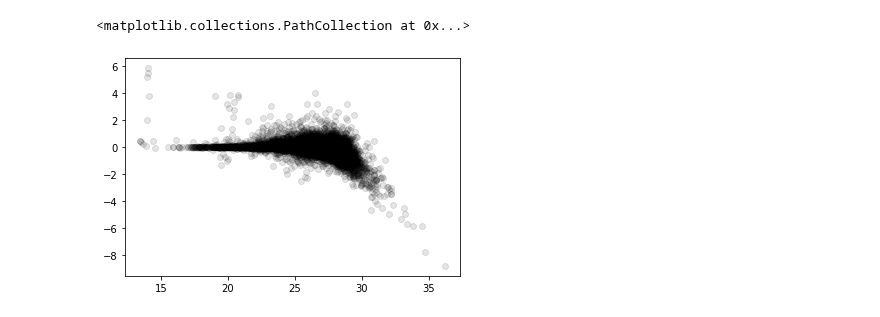
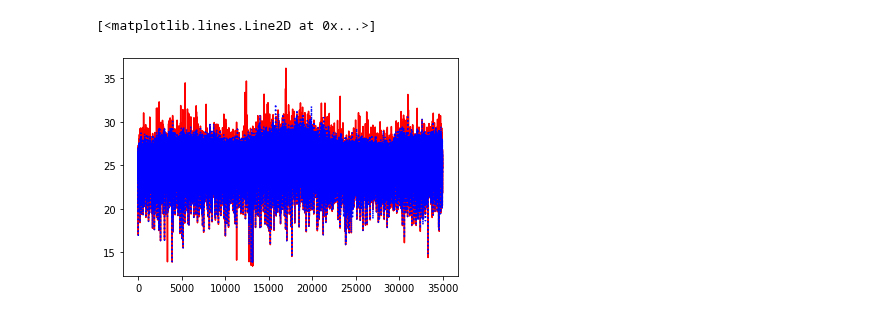
Before and after one commit to Adiprime-03/Horizon-Mini-project, a Jupyter notebook: Good Method.ipynb, the cells around one changed output. Cells and saved outputs as stored; diff of their text form; code cells hidden in the pictures.

```diff
--- a/Good Method.ipynb
+++ b/Good Method.ipynb
@@ -63,11 +63,10 @@ Id, dist, dummy = coords1.match_to_catalog_sky(coords2)
 r = 0.4/3600
 s = (dist > r*u.deg)
 Id[s] = -99
-cond_1 = (Id>0)
-cond_2 = (data1['f_f160w'][cond_1] > 0)
-y2 = -2.5*log10(data2['f_F160W'][Id][cond_1][cond_2]) + 25
-y1 = -2.5*log10(data1['f_f160w'][cond_1][cond_2]) + 25
+cond_1 = Id>0
 # %%
-plt.plot(y1, "r-")
-plt.plot(y2, "b:")
+cond_2 = (data1[cond_1]['f_f160w'] > 0)
+cond_3 = (data2[Id[cond_1]][cond_2]['f_F160W'] > 0)
+data2[Id[cond_1]][cond_2]['f_F160W']
+data1[cond_1][cond_2]['f_f160w']
 # %% [output]
@@ -76,6 +90,8 @@ plt.plot(y2, "b:")
 # %%
-e = y2 - y1
-plt.scatter(y1, e, c = "black", alpha = 0.1)
+y2 = -2.5*log10(data2[Id[cond_1]][cond_2][cond_3]['f_F160W']) + 25
+y1 = -2.5*log10(data1[cond_1][cond_2][cond_3]['f_f160w']) + 25
+plt.plot(y1, "r-")
+plt.plot(y2, "b:")
 # %% [output]
-<matplotlib.collections.PathCollection at 0x...>
+[<matplotlib.lines.Line2D at 0x...>]
-[figure, old version]
+[figure, new version]
```
Also changed, not shown: parts of 2 cells of this notebook, 1 other file.
